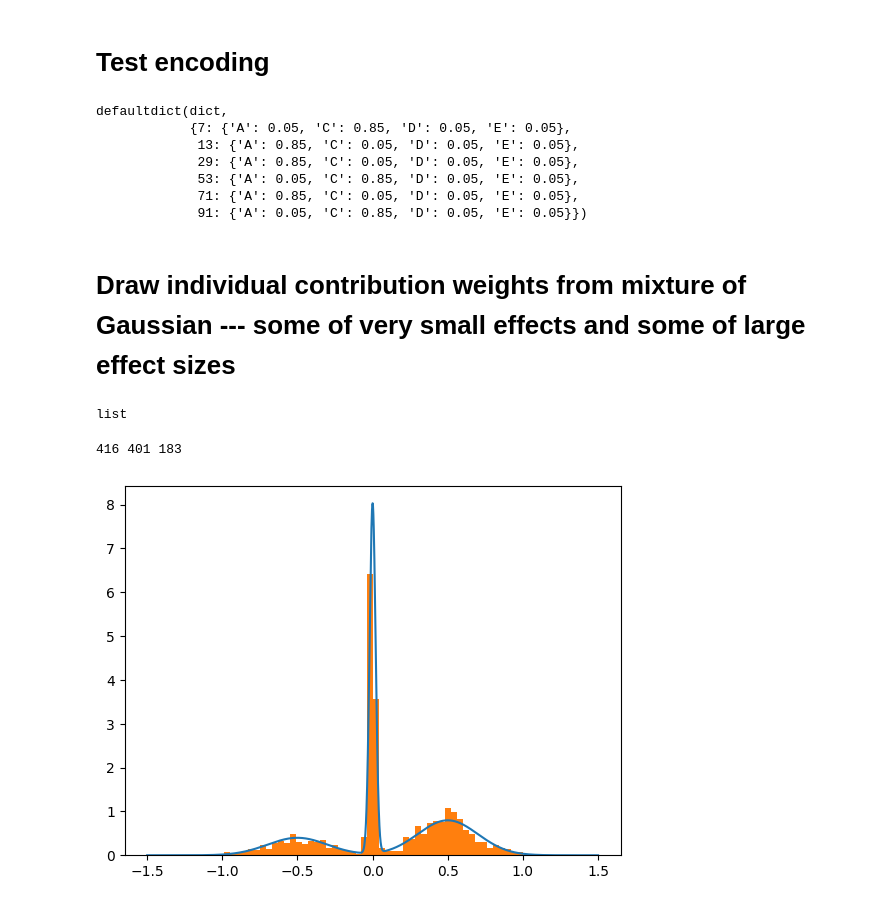
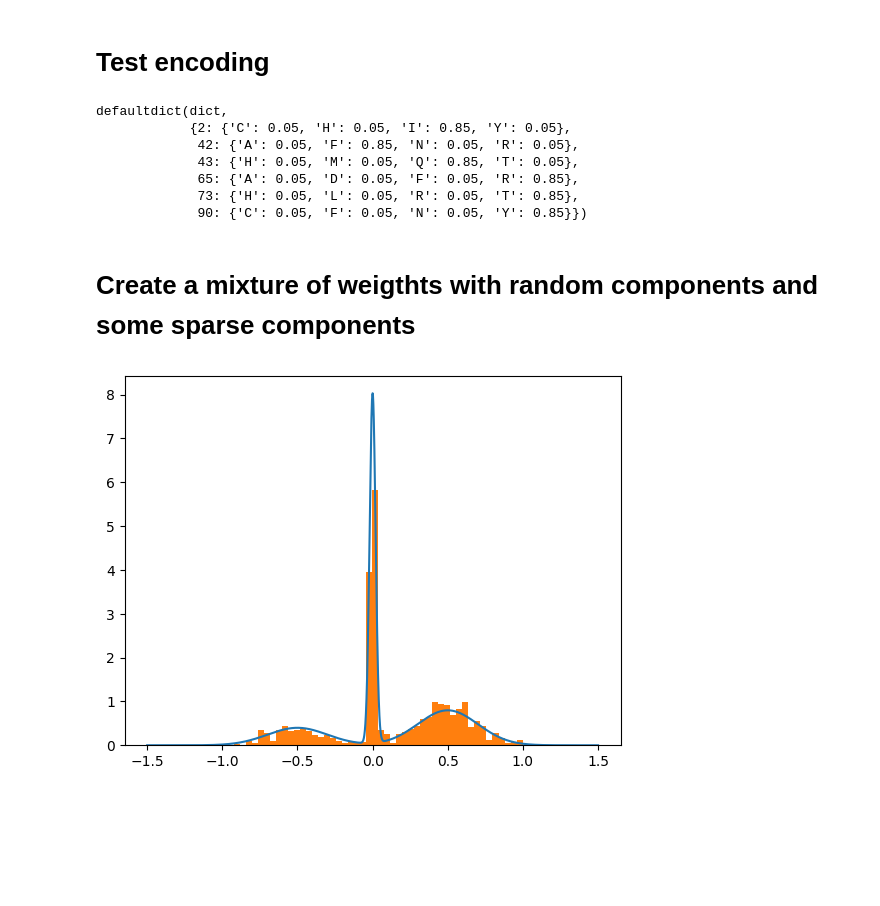
Before and after one commit to swagatam101/doe, a Jupyter notebook: scratch/DOE_SOLD_test_scratch3.ipynb, the cells around one changed output. Saved outputs shown, nothing was run; the diff lists cells and outputs as text; code cells hidden in the pictures; blank space fills up the shorter version.

```diff
--- a/scratch/DOE_SOLD_test_scratch3.ipynb
+++ b/scratch/DOE_SOLD_test_scratch3.ipynb
@@ -19,7 +19,6 @@ import doe_utils
 
 # TEST MAKE AMINO ACID WORLD SMALL
 
-doe_utils.AMINO_ACIDS = doe_utils.AMINO_ACIDS[:4]
 AMINO_ACIDS = doe_utils.AMINO_ACIDS
 # %% [markdown]
 # For simulation, create a random parent amino acid sequence to create SOLD libraries from
@@ -109,11 +109,11 @@ plt.plot(a)
 S.mutation_probs
 # %% [output]
 defaultdict(dict,
-            {7: {'A': 0.05, 'C': 0.85, 'D': 0.05, 'E': 0.05},
-             13: {'A': 0.85, 'C': 0.05, 'D': 0.05, 'E': 0.05},
-             29: {'A': 0.85, 'C': 0.05, 'D': 0.05, 'E': 0.05},
-             53: {'A': 0.05, 'C': 0.85, 'D': 0.05, 'E': 0.05},
-             71: {'A': 0.85, 'C': 0.05, 'D': 0.05, 'E': 0.05},
-             91: {'A': 0.05, 'C': 0.85, 'D': 0.05, 'E': 0.05}})
+            {2: {'C': 0.05, 'H': 0.05, 'I': 0.85, 'Y': 0.05},
+             42: {'A': 0.05, 'F': 0.85, 'N': 0.05, 'R': 0.05},
+             43: {'H': 0.05, 'M': 0.05, 'Q': 0.85, 'T': 0.05},
+             65: {'A': 0.05, 'D': 0.05, 'F': 0.05, 'R': 0.85},
+             73: {'H': 0.05, 'L': 0.05, 'R': 0.05, 'T': 0.85},
+             90: {'C': 0.05, 'F': 0.05, 'N': 0.05, 'Y': 0.85}})
 # %% [markdown]
-# Draw individual contribution weights from  mixture of Gaussian --- some of very small effects and some of large effect sizes
+# Create a mixture of weigthts with random components and some sparse components
@@ -170,14 +120,11 @@ class create_mixture:
-# %%
-type(index)
-# %% [output]
-list
 # %%
-G = create_mixture()
+# Example
+
+G = doe_utils.create_mixture()
 samples, index = G.samples(1000)
 x = np.linspace(-1.5, 1.5, 10000)
 
 plt.plot(x, G.pdf()(x))
 _ = plt.hist(samples, density=True, bins = 50)
 # %% [output]
-416 401 183
-[figure, old version]
+[figure, new version]
```
Also changed, not shown: parts of 19 cells of this notebook, 5 other files.
